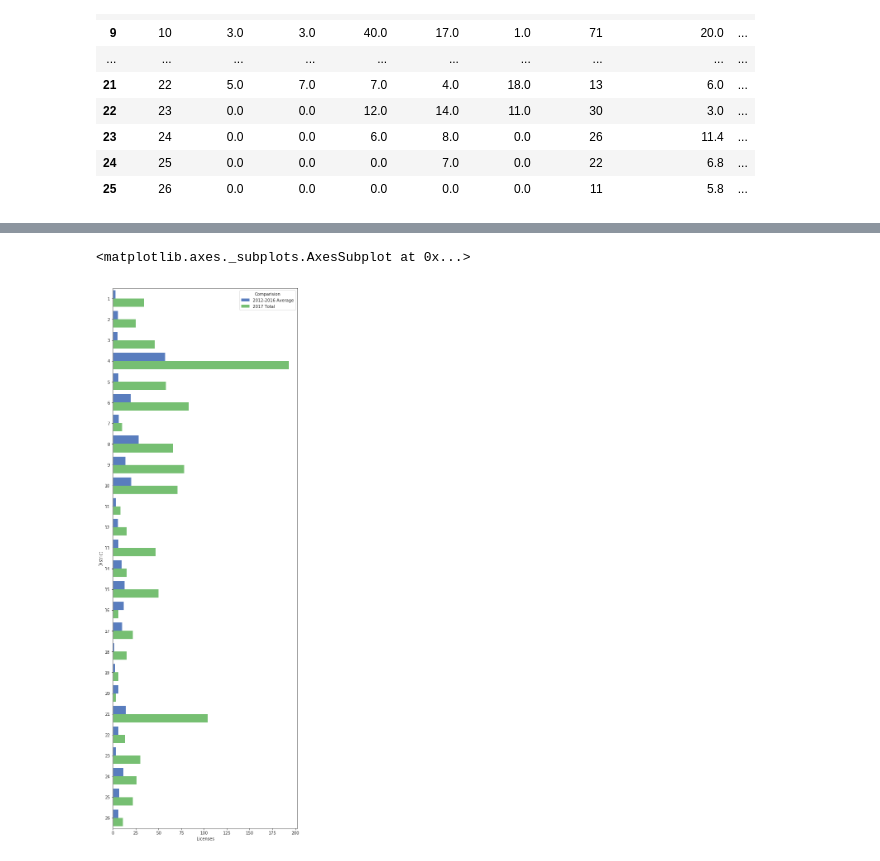
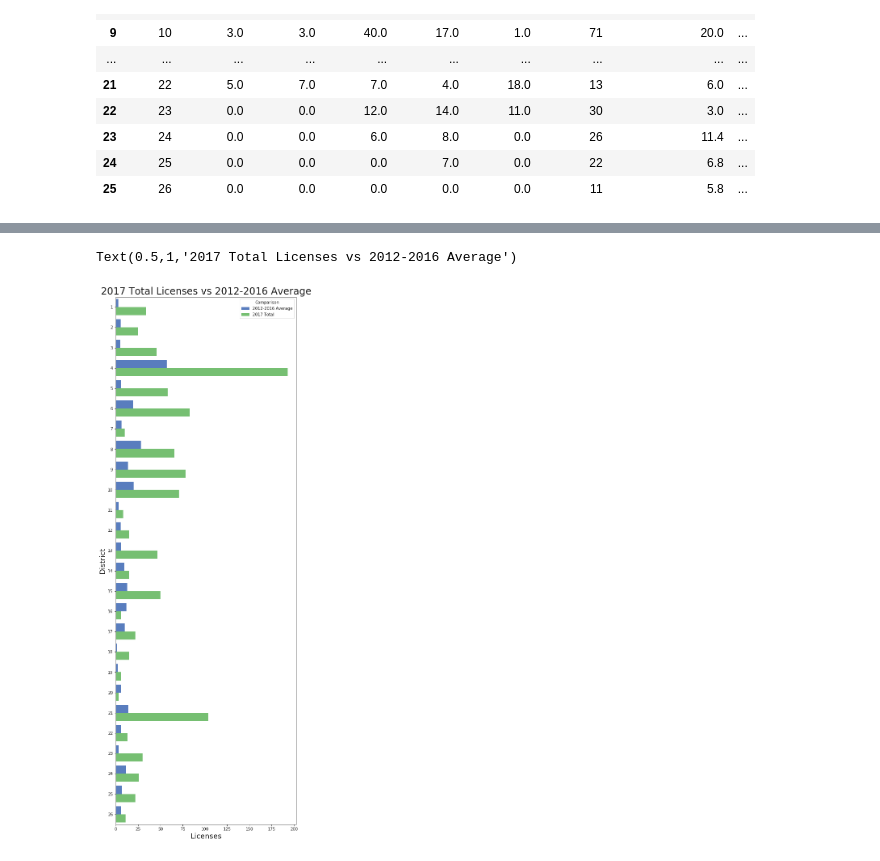
Before and after one commit to thewiredan/python_project, a Jupyter notebook: python_for_data_project.ipynb, the cells around one changed output, grey strips where cells are left out. Saved outputs shown, nothing was run; the diff lists cells and outputs as text; code cells hidden in the pictures.

```diff
--- a/python_for_data_project.ipynb
+++ b/python_for_data_project.ipynb
@@ -146,16 +142,20 @@ sns.heatmap(heat_df, cmap="gist_yarg", vmax=200)
 # %%
 hbar_df = hist_df
 
-hbar_df = pd.melt(hbar_df, id_vars='District', value_vars=["2012-2016 Average", "2017 Total"], value_name="Licenses", var_name="Comparision")
+hbar_df = pd.melt(hbar_df, id_vars='District', value_vars=["2012-2016 Average", "2017 Total"], value_name="Licenses", var_name="Comparison")
 
 # Plot that data using seaborn
 
+
 plt.figure(figsize=(8,24))
 sns.set_color_codes("pastel")
-sns.barplot(x='Licenses', y='District', hue='Comparision', palette='muted', data=hbar_df, orient = "h")
+sns.barplot(x='Licenses', y='District', hue='Comparison', palette='muted', data=hbar_df, orient = "h")
+plt.xlabel('Licenses', fontsize=18)
+plt.ylabel('District', fontsize=18)
+plt.title("2017 Total Licenses vs 2012-2016 Average", fontsize=24)
 # %% [output]
-<matplotlib.axes._subplots.AxesSubplot at 0x...>
+Text(0.5,1,'2017 Total Licenses vs 2012-2016 Average')
-[figure, old version]
+[figure, new version]
 # %%
 vbar_df = hist_df
 
```
Also changed, not shown: parts of 5 cells of this notebook, 3 other files.
